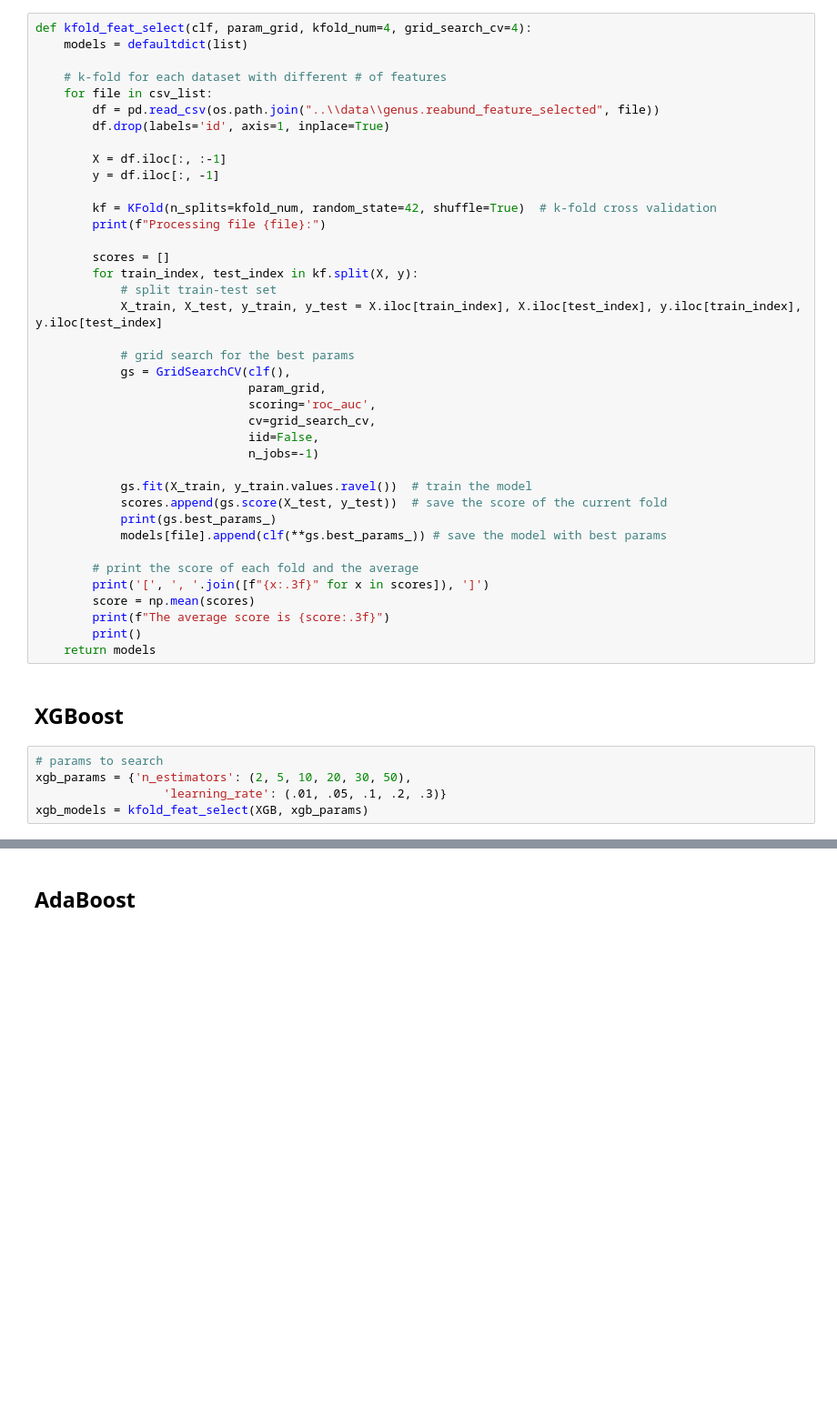
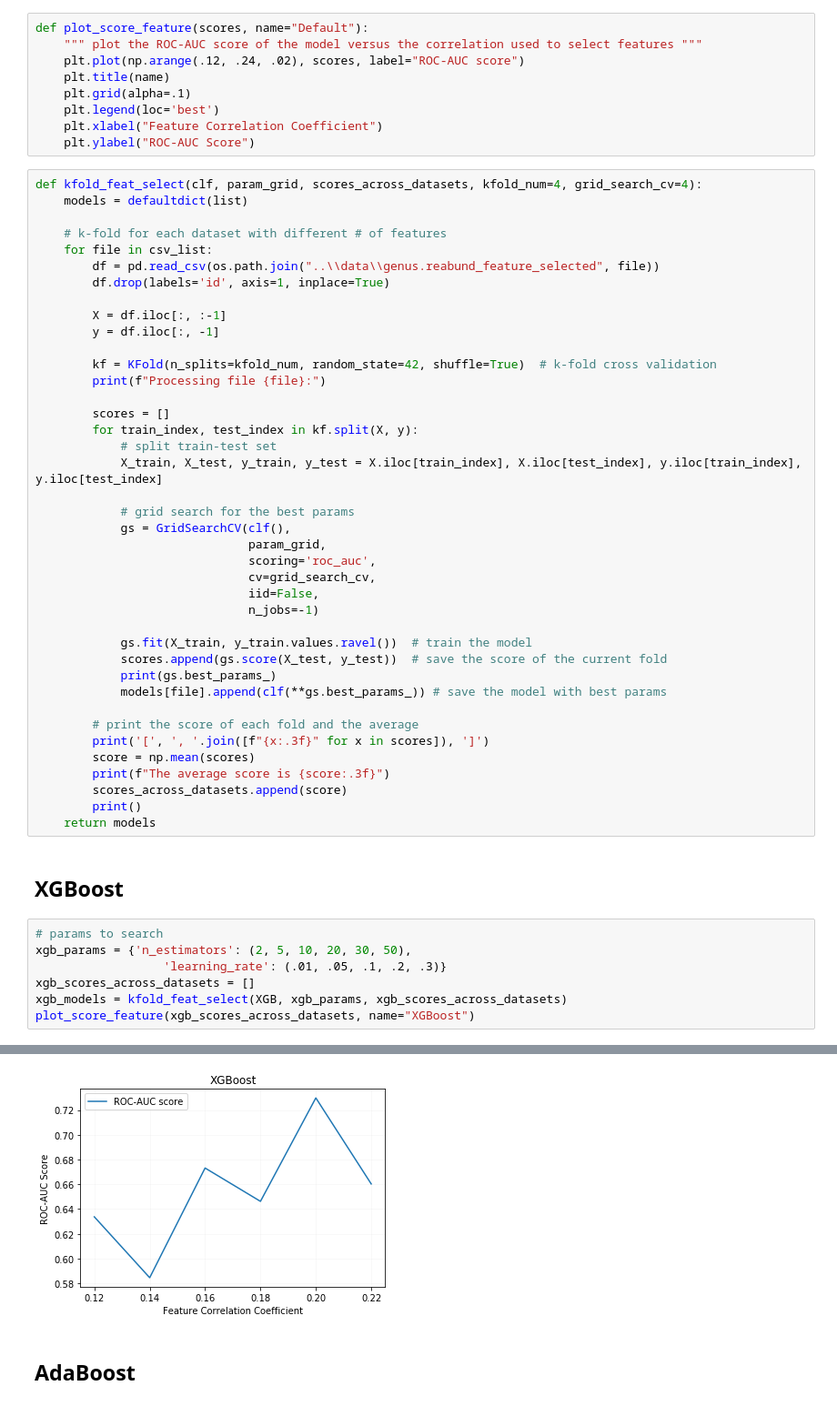
Before and after one commit to ColeridgeGuo/16SCD, a Jupyter notebook: KFold_CV.ipynb, the cells around one changed output, grey strips where cells are left out. Shown: that part at 91% size. Cells and saved outputs as stored; diff of their text form; blank space fills up the shorter version.

Commit message:
plot roc_auc score versus correlation coefficient used to select features

```diff
--- a/KFold_CV.ipynb
+++ b/KFold_CV.ipynb
@@ -27,8 +27,17 @@ csv_list
  '0.18_12.csv',
  '0.20_8.csv',
  '0.22_3.csv']
+# %%
+def plot_score_feature(scores, name="Default"):
+    """ plot the ROC-AUC score of the model versus the correlation used to select features """
+    plt.plot(np.arange(.12, .24, .02), scores, label="ROC-AUC score")
+    plt.title(name)
+    plt.grid(alpha=.1)
+    plt.legend(loc='best')
+    plt.xlabel("Feature Correlation Coefficient")
+    plt.ylabel("ROC-AUC Score")
 # %%
-def kfold_feat_select(clf, param_grid, kfold_num=4, grid_search_cv=4):
+def kfold_feat_select(clf, param_grid, scores_across_datasets, kfold_num=4, grid_search_cv=4):
     models = defaultdict(list)
 
     # k-fold for each dataset with different # of features
@@ -64,6 +73,7 @@ def kfold_feat_select(clf, param_grid, kfold_num=4, grid_search_cv=4):
         print('[', ', '.join([f"{x:.3f}" for x in scores]), ']')
         score = np.mean(scores)
         print(f"The average score is {score:.3f}")
+        scores_across_datasets.append(score)
         print()
     return models
 # %% [markdown]
@@ -71,26 +81,29 @@ def kfold_feat_select(clf, param_grid, kfold_num=4, grid_search_cv=4):
 # %%
 # params to search
 xgb_params = {'n_estimators': (2, 5, 10, 20, 30, 50),
                   'learning_rate': (.01, .05, .1, .2, .3)}
-xgb_models = kfold_feat_select(XGB, xgb_params)
+xgb_scores_across_datasets = []
+xgb_models = kfold_feat_select(XGB, xgb_params, xgb_scores_across_datasets)
+plot_score_feature(xgb_scores_across_datasets, name="XGBoost")
 # %% [output]
 Processing file 0.12_62.csv:
 {'learning_rate': 0.2, 'n_estimators': 2}
 {'learning_rate': 0.1, 'n_estimators': 10}
 {'learning_rate': 0.3, 'n_estimators': 30}
 {'learning_rate': 0.2, 'n_estimators': 30}
 [ 0.652, 0.649, 0.623, 0.610 ]
 The average score is 0.634
 
 Processing file 0.14_33.csv:
 {'learning_rate': 0.1, 'n_estimators': 2}
 {'learning_rate': 0.01, 'n_estimators': 50}
 {'learning_rate': 0.2, 'n_estimators': 2}
 ... (31 lines left out)
 {'learning_rate': 0.01, 'n_estimators': 2}
 {'learning_rate': 0.3, 'n_estimators': 30}
 [ 0.680, 0.571, 0.597, 0.792 ]
 The average score is 0.660
+[figure, added]
 # %% [markdown]
 ## AdaBoost
 # %%
```
Also changed, not shown: parts of 2 cells of this notebook.
